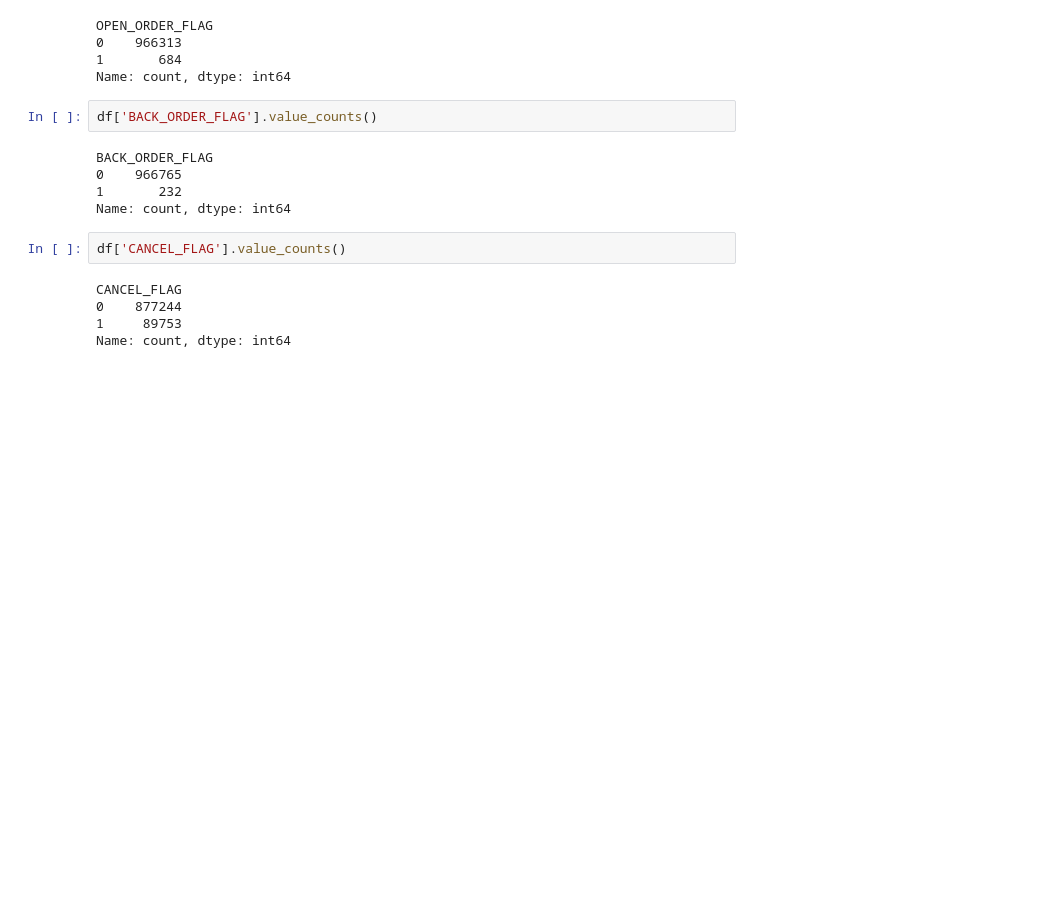
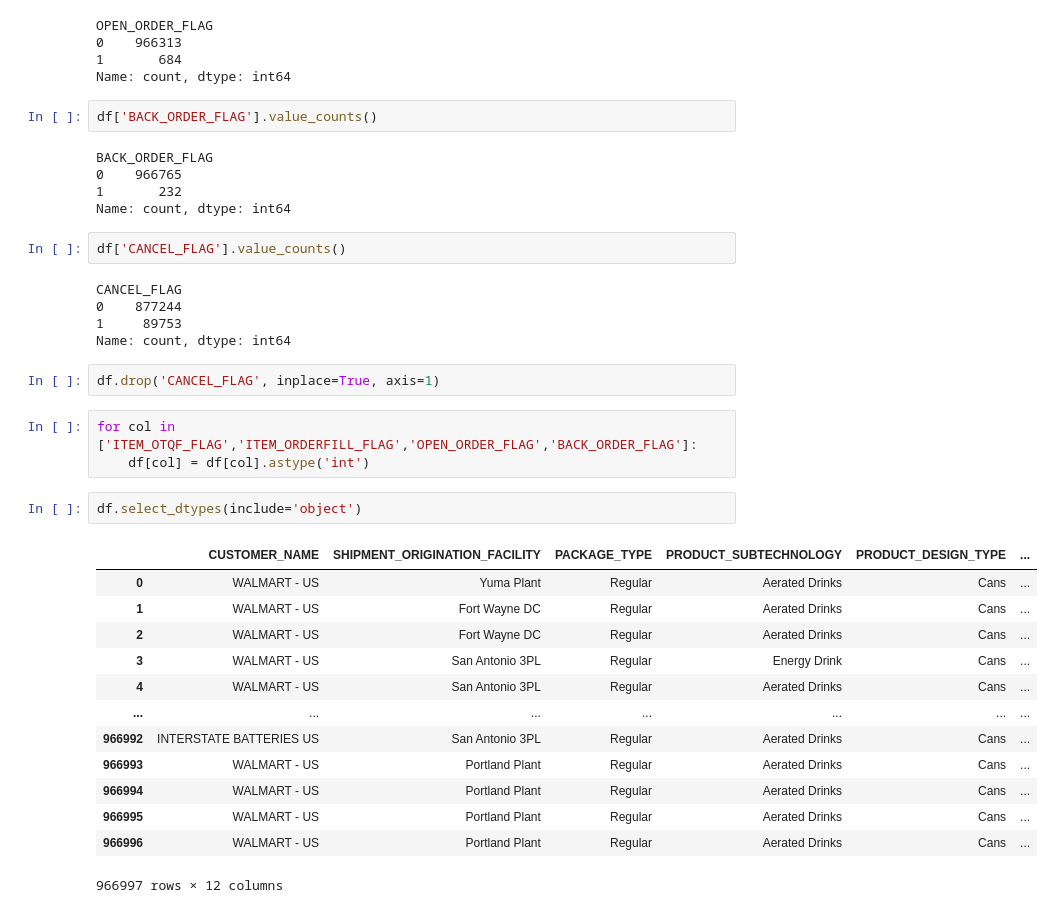
Before and after one commit to mhs10031990/CPG_SAP_Repo, a Jupyter notebook: OTIF_Delivery_Prediction.ipynb, the cells around one changed output. Saved outputs shown, nothing was run; the diff lists cells and outputs as text; blank space fills up the shorter version.

```diff
--- a/OTIF_Delivery_Prediction.ipynb
+++ b/OTIF_Delivery_Prediction.ipynb
@@ -230,3 +230,24 @@ CANCEL_FLAG
 0    877244
 1     89753
 Name: count, dtype: int64
+# %%
+df.drop('CANCEL_FLAG', inplace=True, axis=1)
+# %%
+for col in ['ITEM_OTQF_FLAG','ITEM_ORDERFILL_FLAG','OPEN_ORDER_FLAG','BACK_ORDER_FLAG']:
+    df[col] = df[col].astype('int')
+# %%
+df.select_dtypes(include='object')
+# %% [output]
+|  | CUSTOMER_NAME | SHIPMENT_ORIGINATION_FACILITY | PACKAGE_TYPE | PRODUCT_SUBTECHNOLOGY | PRODUCT_DESIGN_TYPE | ... |
+| 0 | WALMART - US | Yuma Plant | Regular | Aerated Drinks | Cans | ... |
+| 1 | WALMART - US | Fort Wayne DC | Regular | Aerated Drinks | Cans | ... |
+| 2 | WALMART - US | Fort Wayne DC | Regular | Aerated Drinks | Cans | ... |
+| 3 | WALMART - US | San Antonio 3PL | Regular | Energy Drink | Cans | ... |
+| 4 | WALMART - US | San Antonio 3PL | Regular | Aerated Drinks | Cans | ... |
+| ... | ... | ... | ... | ... | ... | ... |
+| 966992 | INTERSTATE BATTERIES US | San Antonio 3PL | Regular | Aerated Drinks | Cans | ... |
+| 966993 | WALMART - US | Portland Plant | Regular | Aerated Drinks | Cans | ... |
+| 966994 | WALMART - US | Portland Plant | Regular | Aerated Drinks | Cans | ... |
+| 966995 | WALMART - US | Portland Plant | Regular | Aerated Drinks | Cans | ... |
+| 966996 | WALMART - US | Portland Plant | Regular | Aerated Drinks | Cans | ... |
+966997 rows × 12 columns
```
